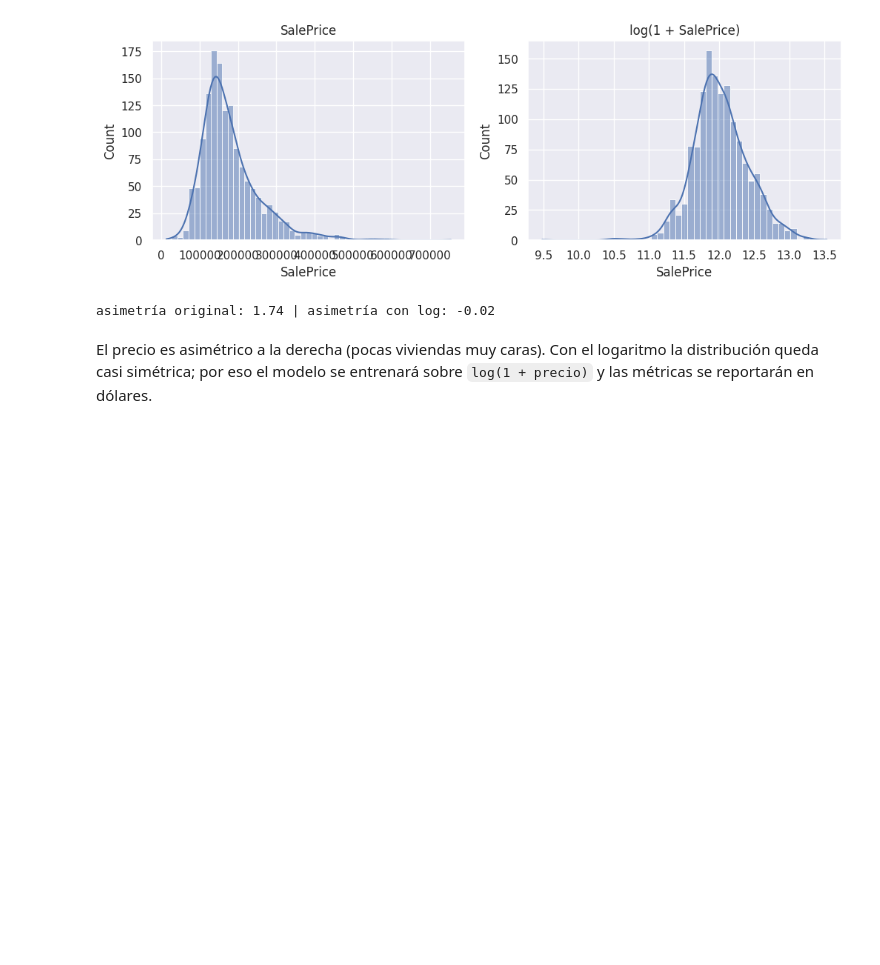
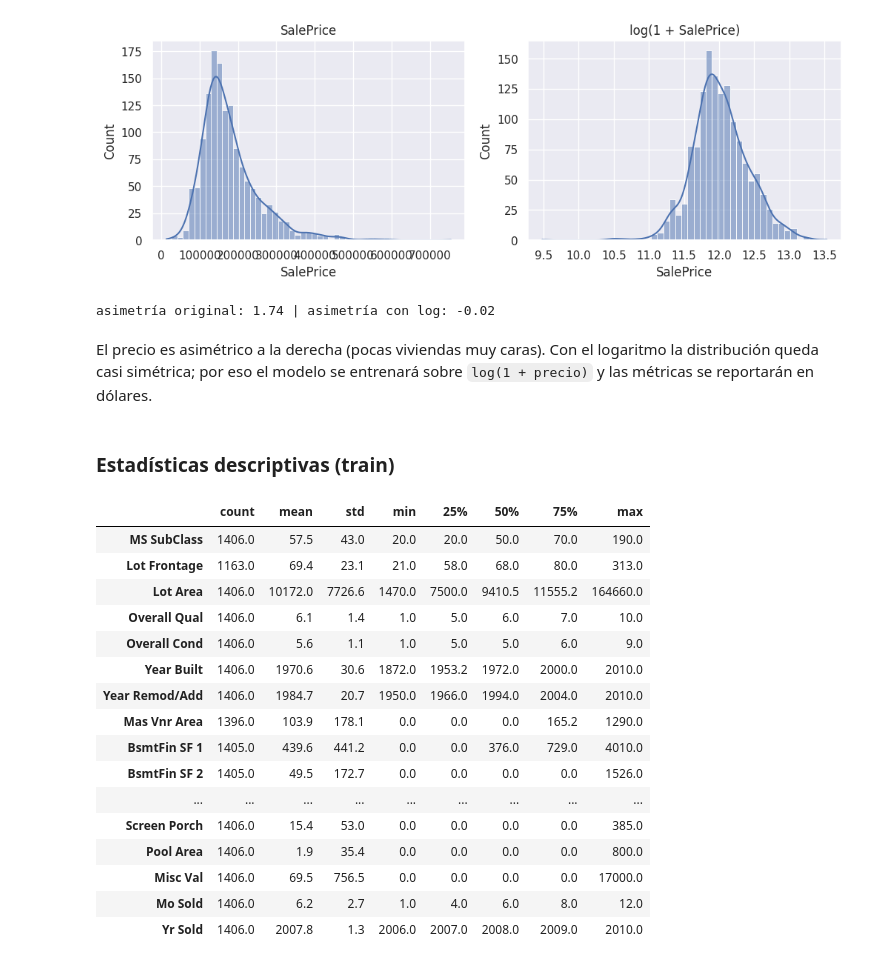
Before and after one commit to SebasGomez4/Proyecto_Modelos_I, a Jupyter notebook: fase-1/notebook.ipynb, the cells around one changed output. Drawn from its saved outputs; the diff is of its cells as text; code cells hidden in the pictures; blank space fills up the shorter version.

```diff
--- a/fase-1/notebook.ipynb
+++ b/fase-1/notebook.ipynb
@@ -149,3 +149,25 @@ print("asimetría original: %.2f | asimetría con log: %.2f" % (y_train.skew(),
 asimetría original: 1.74 | asimetría con log: -0.02
 # %% [markdown]
 El precio es asimétrico a la derecha (pocas viviendas muy caras). Con el logaritmo la distribución queda casi simétrica; por eso el modelo se entrenará sobre `log(1 + precio)` y las métricas se reportarán en dólares.
+# %% [markdown]
+### Estadísticas descriptivas (train)
+# %%
+X_train.select_dtypes(include="number").describe().T.round(1)
+# %% [output]
+|  | count | mean | std | min | 25% | 50% | 75% | max |
+| MS SubClass | 1406.0 | 57.5 | 43.0 | 20.0 | 20.0 | 50.0 | 70.0 | 190.0 |
+| Lot Frontage | 1163.0 | 69.4 | 23.1 | 21.0 | 58.0 | 68.0 | 80.0 | 313.0 |
+| Lot Area | 1406.0 | 10172.0 | 7726.6 | 1470.0 | 7500.0 | 9410.5 | 11555.2 | 164660.0 |
+| Overall Qual | 1406.0 | 6.1 | 1.4 | 1.0 | 5.0 | 6.0 | 7.0 | 10.0 |
+| Overall Cond | 1406.0 | 5.6 | 1.1 | 1.0 | 5.0 | 5.0 | 6.0 | 9.0 |
+| Year Built | 1406.0 | 1970.6 | 30.6 | 1872.0 | 1953.2 | 1972.0 | 2000.0 | 2010.0 |
+| Year Remod/Add | 1406.0 | 1984.7 | 20.7 | 1950.0 | 1966.0 | 1994.0 | 2004.0 | 2010.0 |
+| Mas Vnr Area | 1396.0 | 103.9 | 178.1 | 0.0 | 0.0 | 0.0 | 165.2 | 1290.0 |
+| BsmtFin SF 1 | 1405.0 | 439.6 | 441.2 | 0.0 | 0.0 | 376.0 | 729.0 | 4010.0 |
+| BsmtFin SF 2 | 1405.0 | 49.5 | 172.7 | 0.0 | 0.0 | 0.0 | 0.0 | 1526.0 |
+| ... | ... | ... | ... | ... | ... | ... | ... | ... |
+| Screen Porch | 1406.0 | 15.4 | 53.0 | 0.0 | 0.0 | 0.0 | 0.0 | 385.0 |
+| Pool Area | 1406.0 | 1.9 | 35.4 | 0.0 | 0.0 | 0.0 | 0.0 | 800.0 |
+| Misc Val | 1406.0 | 69.5 | 756.5 | 0.0 | 0.0 | 0.0 | 0.0 | 17000.0 |
+| Mo Sold | 1406.0 | 6.2 | 2.7 | 1.0 | 4.0 | 6.0 | 8.0 | 12.0 |
+| Yr Sold | 1406.0 | 2007.8 | 1.3 | 2006.0 | 2007.0 | 2008.0 | 2009.0 | 2010.0 |
```
Also changed, not shown: parts of 7 cells of this notebook.
